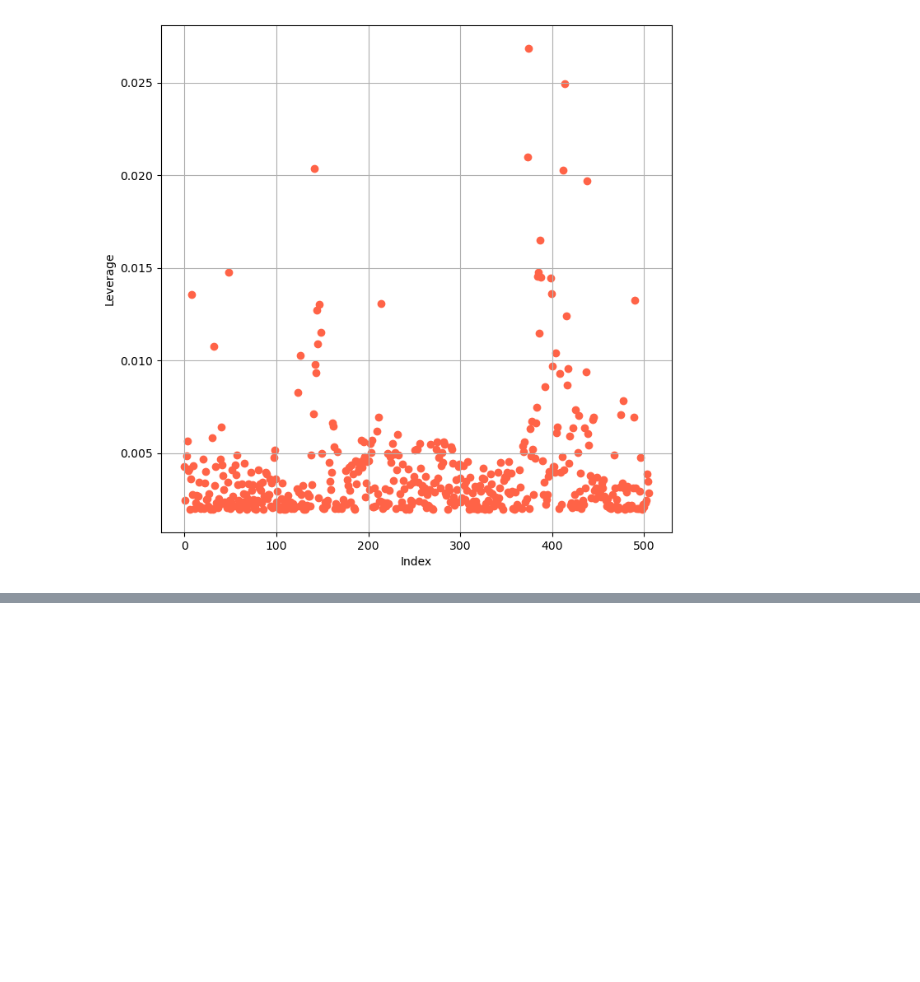
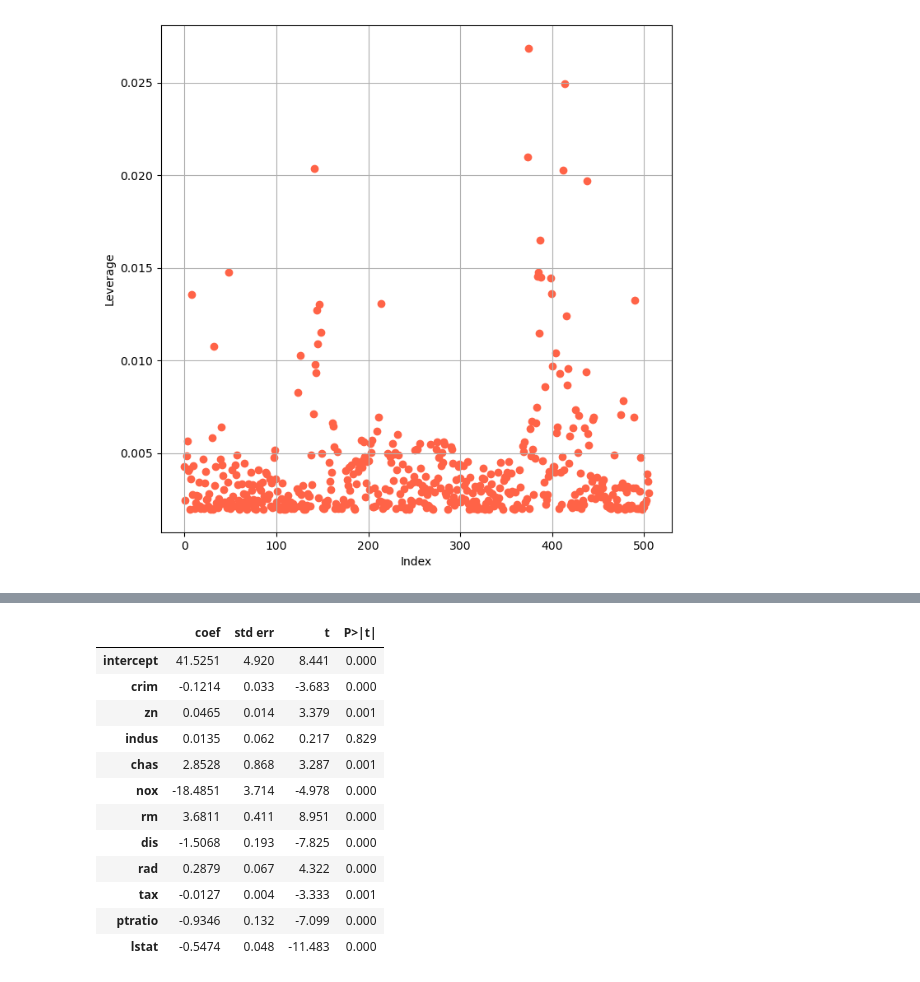
Before and after one commit to joakor89/An-Introduction-to-Statistical-Learning, a Jupyter notebook: chap_03/03_LR.ipynb, the cells around one changed output, grey strips where cells are left out. Cells and saved outputs as stored; diff of their text form; code cells hidden in the pictures; blank space fills up the shorter version.

```diff
--- a/chap_03/03_LR.ipynb
+++ b/chap_03/03_LR.ipynb
@@ -241,0 +283,21 @@ plt.show()
+# %%
+minus_age = Boston.columns.drop (['medv', 'age'])
+
+Xma = MS( minus_age ). fit_transform (Boston)
+model1 = sm.OLS(y, Xma)
+# %%
+summarize(model1.fit())
+# %% [output]
+|  | coef | std err | t | P>|t| |
+| intercept | 41.5251 | 4.920 | 8.441 | 0.000 |
+| crim | -0.1214 | 0.033 | -3.683 | 0.000 |
+| zn | 0.0465 | 0.014 | 3.379 | 0.001 |
+| indus | 0.0135 | 0.062 | 0.217 | 0.829 |
+| chas | 2.8528 | 0.868 | 3.287 | 0.001 |
+| nox | -18.4851 | 3.714 | -4.978 | 0.000 |
+| rm | 3.6811 | 0.411 | 8.951 | 0.000 |
+| dis | -1.5068 | 0.193 | -7.825 | 0.000 |
+| rad | 0.2879 | 0.067 | 4.322 | 0.000 |
+| tax | -0.0127 | 0.004 | -3.333 | 0.001 |
+| ptratio | -0.9346 | 0.132 | -7.099 | 0.000 |
+| lstat | -0.5474 | 0.048 | -11.483 | 0.000 |
```
Also changed, not shown: parts of 8 cells of this notebook.
